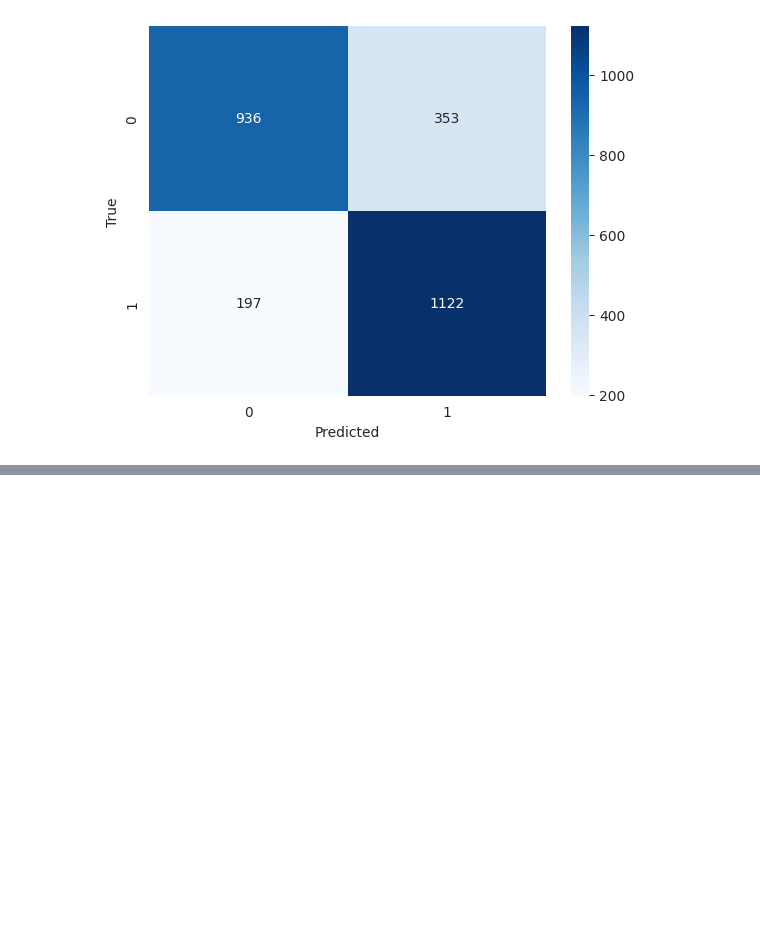
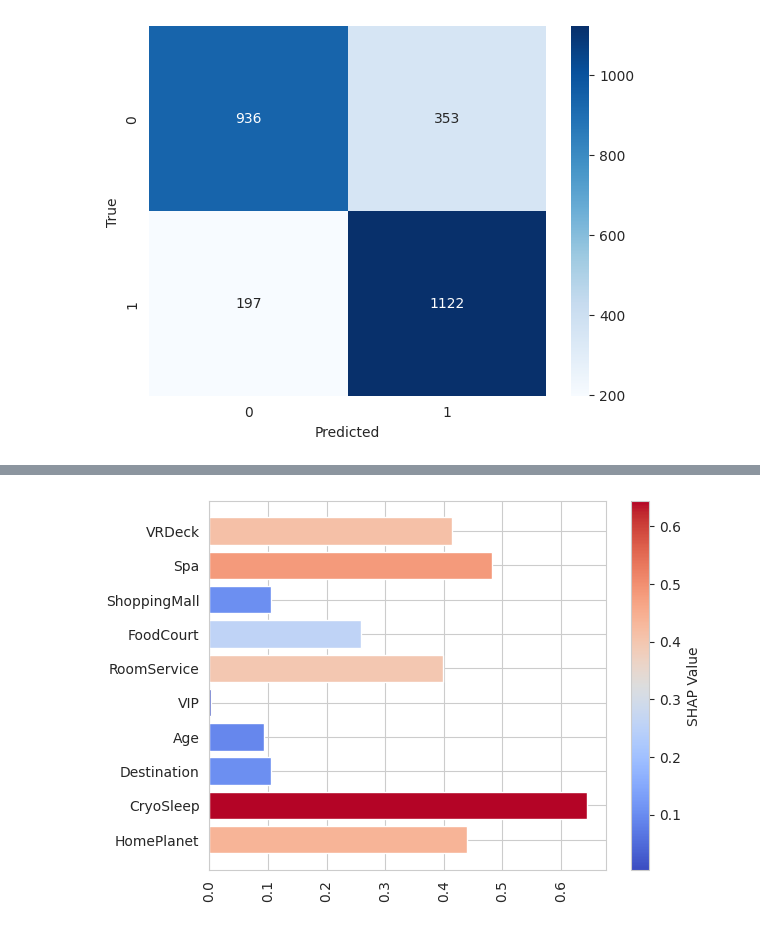
Before and after one commit to TOFWAQ/Kaggle_Challenge, a Jupyter notebook: TEAM_14.ipynb, the cells around one changed output, grey strips where cells are left out. Cells and saved outputs as stored; diff of their text form; code cells hidden in the pictures; blank space fills up the shorter version.

```diff
--- a/TEAM_14.ipynb
+++ b/TEAM_14.ipynb
@@ -507,0 +608,29 @@ plt.show()
+# %%
+# Assuming 'clf' is your fitted GradientBoostingClassifier and 'X' is your feature set
+explainer = shap.TreeExplainer(modelll)
+shap_values = explainer.shap_values(X)
+
+# Calculate the mean absolute SHAP value for each feature
+mean_shap_values = np.mean(np.abs(shap_values), axis=0)
+
+
+# Create a color map that colors bars based on their y-value
+cmap = plt.get_cmap("coolwarm")
+
+# Normalize the SHAP values to the range [0, 1] for color mapping
+norm = plt.Normalize(vmin=mean_shap_values.min(), vmax=mean_shap_values.max())
+colors = cmap(norm(mean_shap_values))
+
+# Create a bar plot with colored bars
+plt.barh(X.columns, mean_shap_values, color=colors)
+
+# Rotate x-axis labels to 90 degrees
+plt.xticks(rotation=90)
+
+# Add a color bar to the plot
+cbar = plt.colorbar(plt.cm.ScalarMappable(norm=norm, cmap=cmap))
+cbar.set_label('SHAP Value')
+
+plt.show()
+# %% [output]
+[figure, added]
```
Also changed, not shown: parts of 14 cells of this notebook.
